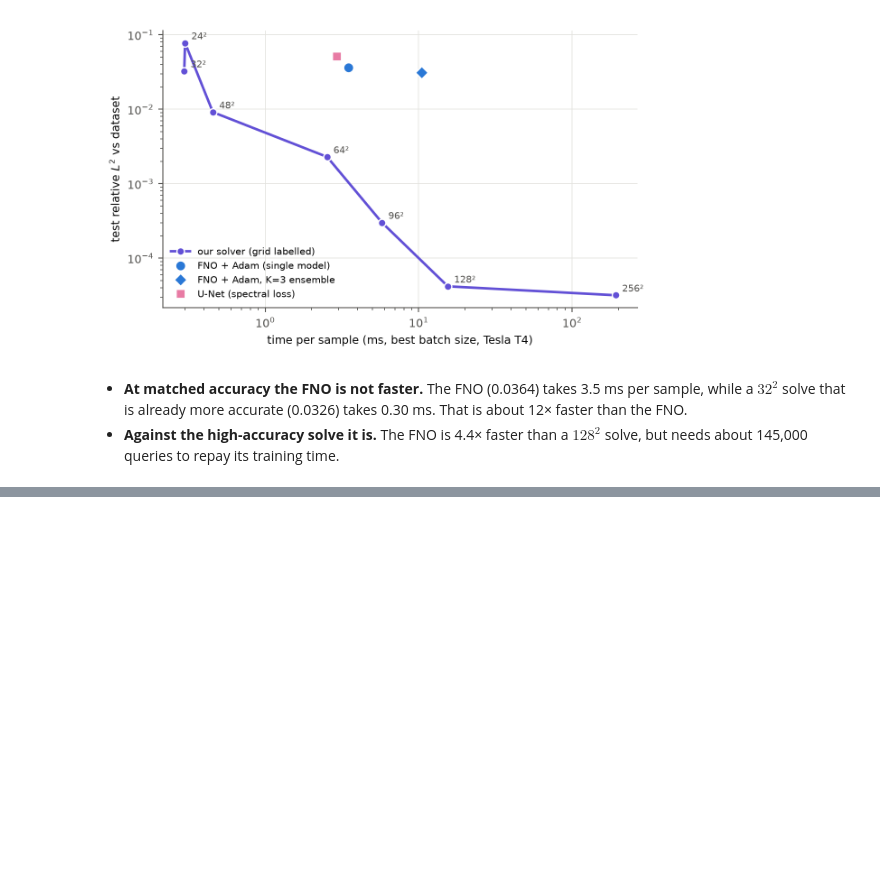
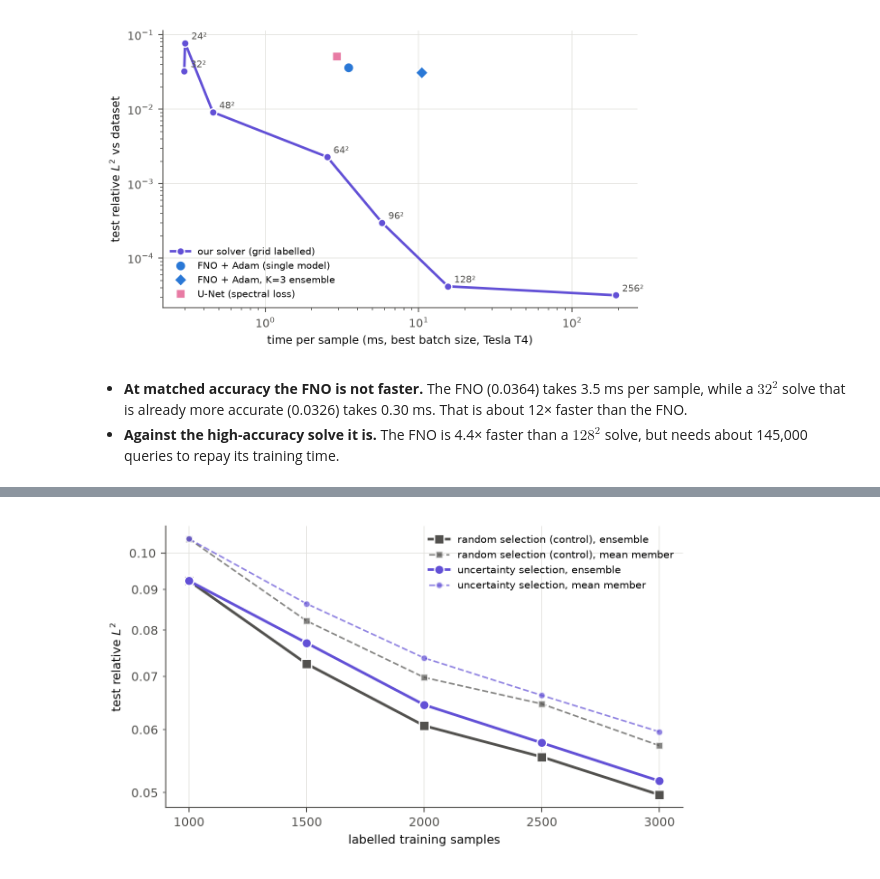
Before and after one commit to jaygupta33/FML_Project, a Jupyter notebook: navier-stokes.ipynb, the cells around one changed output, grey strips where cells are left out. Saved outputs shown, nothing was run; the diff lists cells and outputs as text; code cells hidden in the pictures; blank space fills up the shorter version.

```diff
--- a/navier-stokes.ipynb
+++ b/navier-stokes.ipynb
@@ -2295,0 +2308,4 @@ with pd.option_context("display.max_rows", None):
+# %%
+show_fig("final/fig_active_learning.png", width=600)
+# %% [output]
+[figure, added]
```
Also changed, not shown: parts of 11 cells of this notebook, 5 other files.
